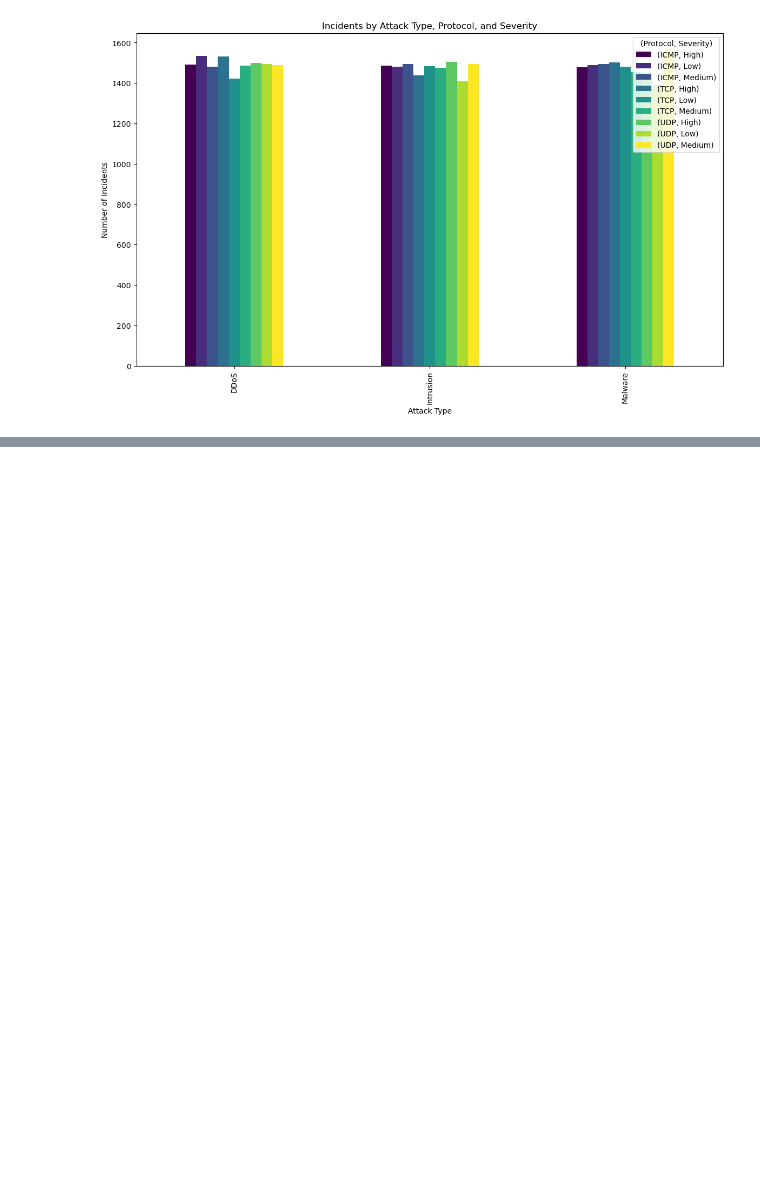
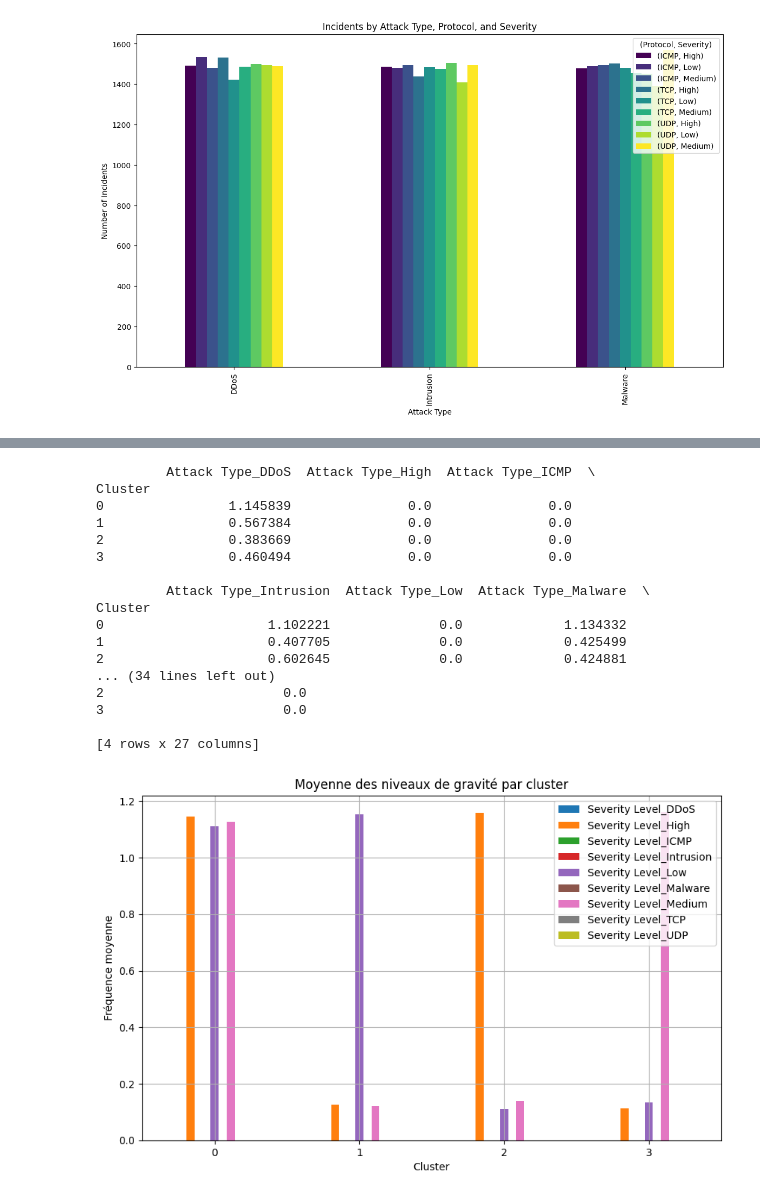
Before and after one commit to Hamzazarai/Data-Mining-Project, a Jupyter notebook: notebooks/CyberAttacks.ipynb, the cells around one changed output, grey strips where cells are left out. Drawn from its saved outputs; the diff is of its cells as text; code cells hidden in the pictures; blank space fills up the shorter version.

```diff
--- a/notebooks/CyberAttacks.ipynb
+++ b/notebooks/CyberAttacks.ipynb
@@ -467,0 +506,48 @@ plt.show()
+# %%
+import seaborn as sns
+import matplotlib.pyplot as plt
+# Réappliquer le clustering sur les données standardisées
+kmeans = KMeans(n_clusters=4, random_state=42, n_init='auto')
+grouped['Cluster'] = kmeans.fit_predict(X_scaled)
+
+# Ajouter l’étiquette de cluster aux données originales (non standardisées mais remplies)
+X_filled['Cluster'] = grouped['Cluster']
+
+# Calculer les moyennes par cluster
+cluster_stats = X_filled.groupby("Cluster").mean()
+
+# Afficher les résultats
+print(cluster_stats)
+
+
+# Extraire uniquement les colonnes des niveaux de sévérité
+severity_columns = [col for col in X_filled.columns if "Severity Level" in col]
+severity_stats = X_filled.groupby("Cluster")[severity_columns].mean()
+
+# Affichage
+severity_stats.plot(kind="bar", figsize=(10, 6))
+plt.title("Moyenne des niveaux de gravité par cluster")
+plt.xlabel("Cluster")
+plt.ylabel("Fréquence moyenne")
+plt.xticks(rotation=0)
+plt.grid(True)
+plt.show()
+# %% [output]
+         Attack Type_DDoS  Attack Type_High  Attack Type_ICMP  \
+Cluster
+0                1.145839               0.0               0.0
+1                0.567384               0.0               0.0
+2                0.383669               0.0               0.0
+3                0.460494               0.0               0.0
+
+         Attack Type_Intrusion  Attack Type_Low  Attack Type_Malware  \
+Cluster
+0                     1.102221              0.0             1.134332
+1                     0.407705              0.0             0.425499
+2                     0.602645              0.0             0.424881
+... (34 lines left out)
+2                       0.0
+3                       0.0
+
+[4 rows x 27 columns]
+[figure, added]
```
Also changed, not shown: parts of 3 cells of this notebook.
